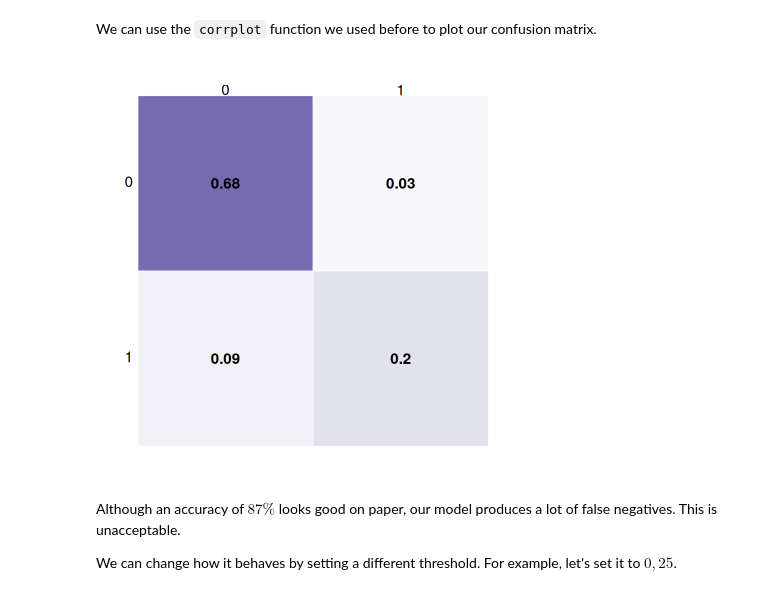
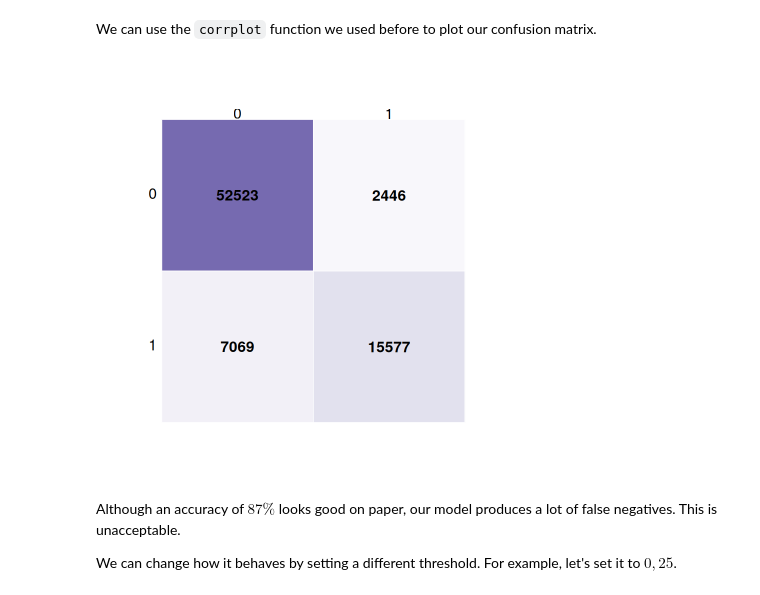
Before and after one commit to Bi-Rabittoh/covid-data-analysis, a Jupyter notebook: data-analysis.ipynb, the cells around one changed output. Saved outputs shown, nothing was run; the diff lists cells and outputs as text; code cells hidden in the pictures.

```diff
--- a/data-analysis.ipynb
+++ b/data-analysis.ipynb
@@ -733,25 +734,25 @@ Actual     0     1
 We can use the `corrplot` function we used before to plot our confusion matrix.
 # %%
 plot_confusion_matrix = function(x){
-    corrplot(x / sum(x),
+    corrplot(x,
         method = "color", # make only colored squares
-        mar = c(2, 2, 2, 2), # set margins
+        mar = c(4, 4, 4, 4), # set margins
         is.corr = FALSE, # not a correlation matrix
         addgrid.col = 'white', # add a grid
         addCoef.col = 'black', # coefficient text color
         number.cex = 1.5, # coefficient text size
         col = COL1("Purples"), # color scheme
-        col.lim = c(0,1), # scale color correctly
+        col.lim = c(0, sum(x)), # scale color correctly
         cl.pos = "n", # remove color legend
         tl.srt = 0, # text-label rotation
         tl.col = "black", # text-label color
         tl.cex = 1.5 # text-label size
     )
 }
 
 plot_confusion_matrix(c.m)
 # %% [output]
-[figure, old version]
+[figure, new version]
 # %% [markdown]
 Although an accuracy of $87\%$ looks good on paper, our model produces a lot of false negatives. This is unacceptable.
 
```
Also changed, not shown: parts of 7 cells of this notebook, 2 other files.
